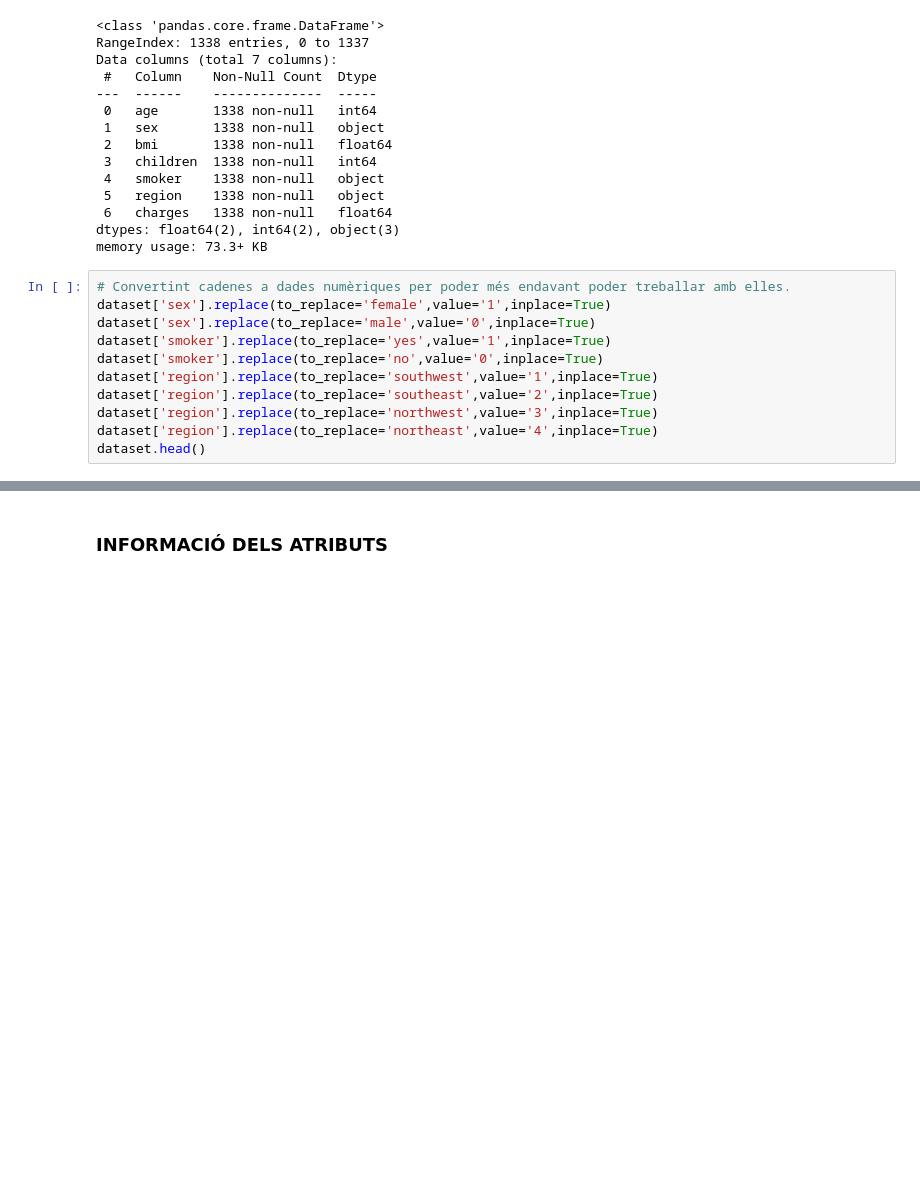
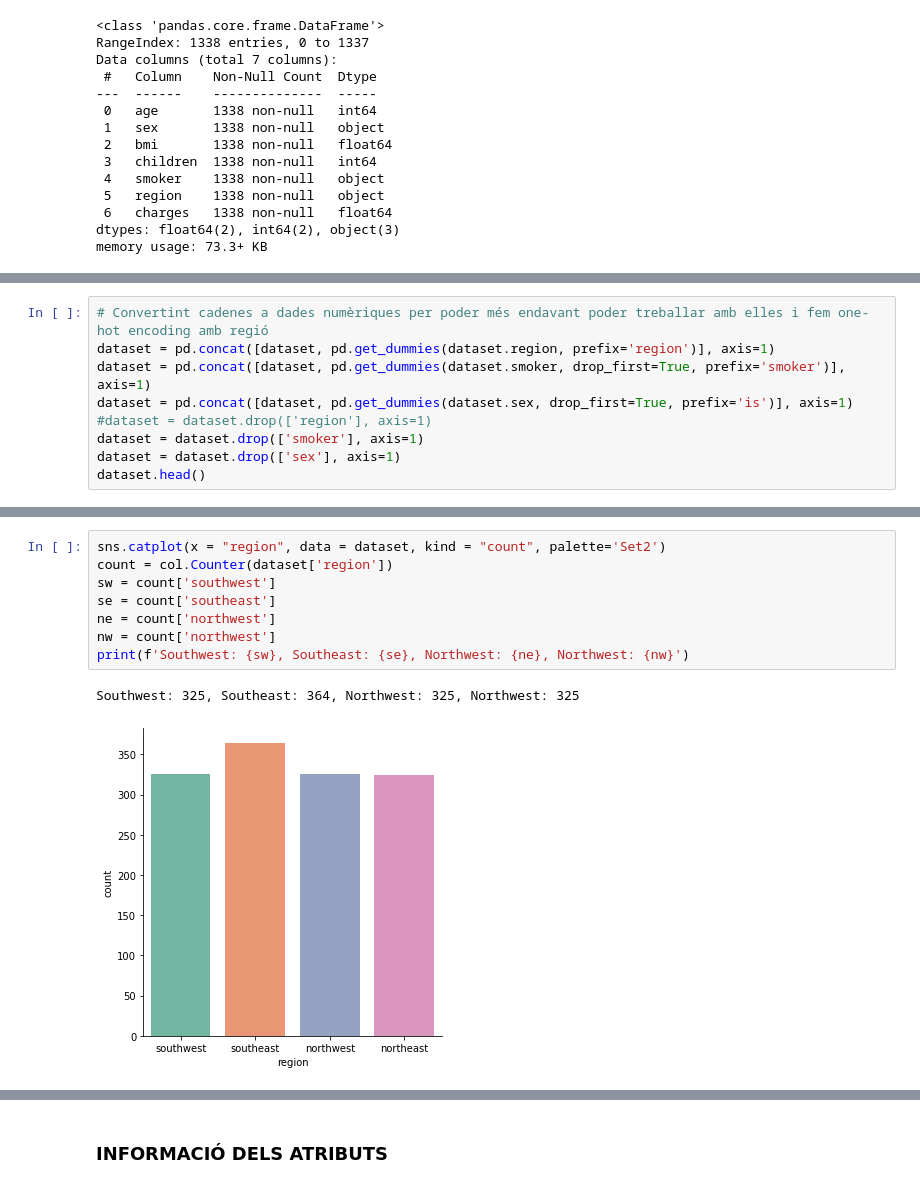
Before and after one commit to AlbaFernandezCor/Practica1_ApC, a Jupyter notebook: prac1.ipynb, the cells around one changed output, grey strips where cells are left out. Saved outputs shown, nothing was run; the diff lists cells and outputs as text; blank space fills up the shorter version.

```diff
--- a/prac1.ipynb
+++ b/prac1.ipynb
@@ -54,14 +48,3 @@ Data columns (total 7 columns):
  6   charges   1338 non-null   float64
 dtypes: float64(2), int64(2), object(3)
 memory usage: 73.3+ KB
-# %%
-# Convertint cadenes a dades numèriques per poder més endavant poder treballar amb elles.
-dataset['sex'].replace(to_replace='female',value='1',inplace=True)
-dataset['sex'].replace(to_replace='male',value='0',inplace=True)
-dataset['smoker'].replace(to_replace='yes',value='1',inplace=True)
-dataset['smoker'].replace(to_replace='no',value='0',inplace=True)
-dataset['region'].replace(to_replace='southwest',value='1',inplace=True)
-dataset['region'].replace(to_replace='southeast',value='2',inplace=True)
-dataset['region'].replace(to_replace='northwest',value='3',inplace=True)
-dataset['region'].replace(to_replace='northeast',value='4',inplace=True)
-dataset.head()
@@ -74,0 +54,9 @@ dataset.head()
+# %%
+# Convertint cadenes a dades numèriques per poder més endavant poder treballar amb elles i fem one-hot encoding amb regió
+dataset = pd.concat([dataset, pd.get_dummies(dataset.region, prefix='region')], axis=1)
+dataset = pd.concat([dataset, pd.get_dummies(dataset.smoker, drop_first=True, prefix='smoker')], axis=1)
+dataset = pd.concat([dataset, pd.get_dummies(dataset.sex, drop_first=True, prefix='is')], axis=1)
+#dataset = dataset.drop(['region'], axis=1)
+dataset = dataset.drop(['smoker'], axis=1)
+dataset = dataset.drop(['sex'], axis=1)
+dataset.head()
@@ -74,0 +70,11 @@ dataset.head()
+# %%
+sns.catplot(x = "region", data = dataset, kind = "count", palette='Set2')
+count = col.Counter(dataset['region'])
+sw = count['southwest']
+se = count['southeast']
+ne = count['northwest']
+nw = count['northwest']
+print(f'Southwest: {sw}, Southeast: {se}, Northwest: {ne}, Northwest: {nw}')
+# %% [output]
+Southwest: 325, Southeast: 364, Northwest: 325, Northwest: 325
+[figure, added]
```
Also changed, not shown: parts of 42 cells of this notebook, 1 other file.
